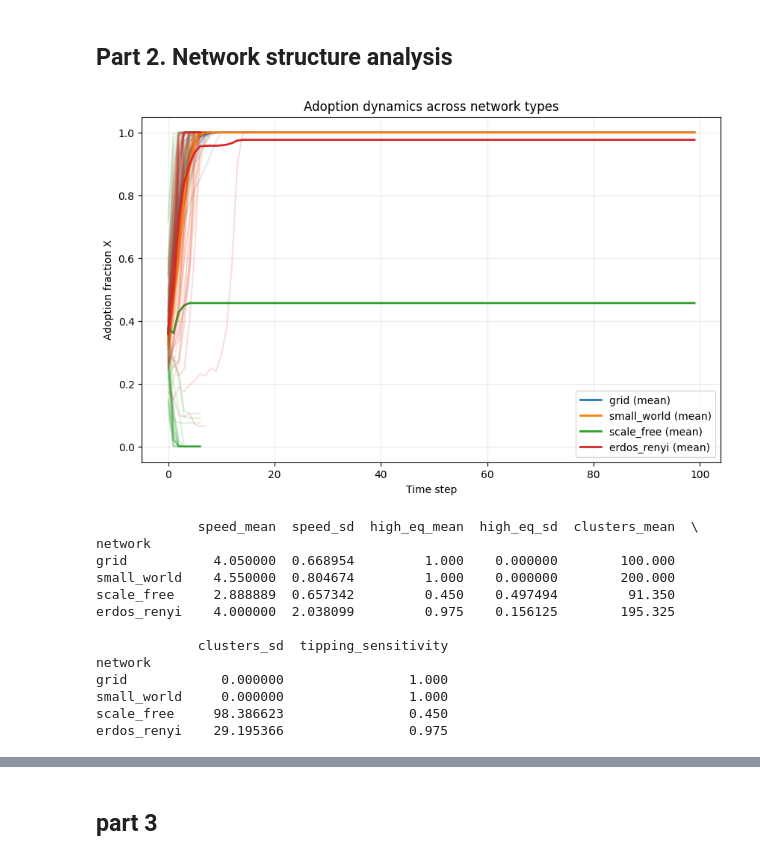
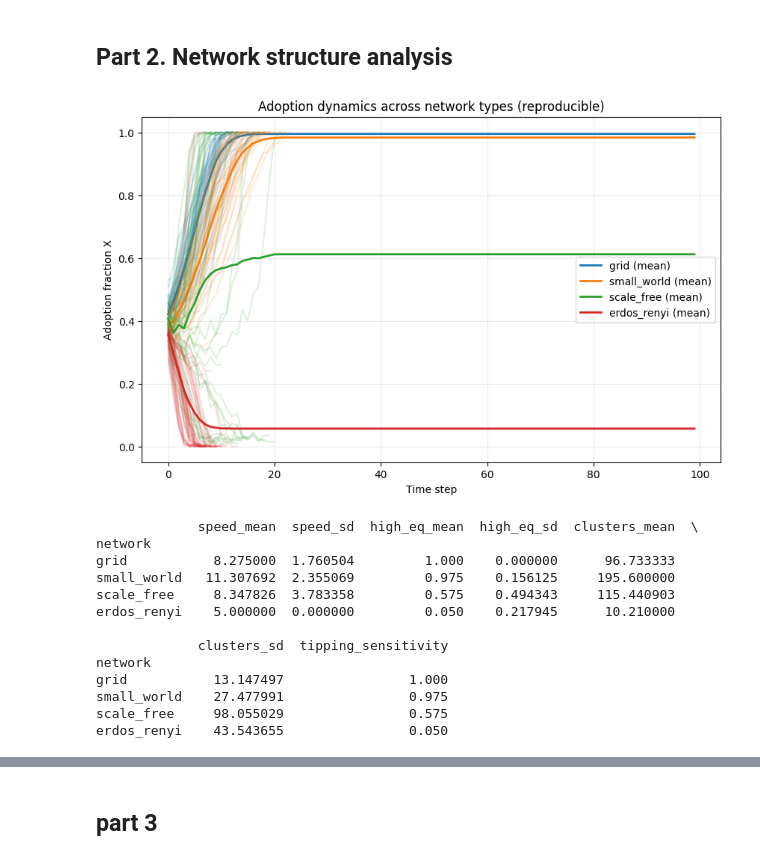
Before and after one commit to LenavanLeeuwen04/Assignment_3_MBD, a Jupyter notebook: testLena.ipynb, the cells around one changed output, grey strips where cells are left out. Cells and saved outputs as stored; diff of their text form; code cells hidden in the pictures.

```diff
--- a/testLena.ipynb
+++ b/testLena.ipynb
@@ -1209,7 +1286,7 @@ plt.show()
 # %% [markdown]
 Overig
 # %%
-ratio=2.2
+ratio=2.15
 a0_val = ratio * 1.0 - 2.0 * 0.05  # b=1.0, beta_I=2.0, I0=0.05
 
 def run_X0_sweep_plot(model_class,
@@ -1221,8 +1298,8 @@ def run_X0_sweep_plot(model_class,
                       beta_I=2.0,
                       b=1.0,
                       g_I=0.05,
-                      network_type="BA",
-                      strategy_choice_func="imitate",
+                      network_type="random",
+                      strategy_choice_func="logit",
                       tau=1.0,
                       out_path=None):
     """Sweep initial adoption X0 and plot final adoption X* vs X0."""
@@ -2422,12 +2499,26 @@ if __name__ == "__main__":
 ## Part 2. Network structure analysis
 # %%
 def cluster_formation(model):
-    adopter_nodes = [a.pos for a in model.schedule.agents if a.strategy == "C"]
+    """
+    Compute mean cluster size of adopter nodes using the external mapping
+    model.node_mapping: agent -> node_id
+    """
+    adopter_nodes = [
+        model.node_mapping[a]
+        for a in model.schedule.agents
+        if a.strategy == "C"
+    ]
+
     if not adopter_nodes:
         return 0
+
     subgraph = model.G.subgraph(adopter_nodes)
-    clusters = [len(c) for c in nx.connected_components(subgraph)]
-    return np.mean(clusters)
+    components = list(nx.connected_components(subgraph))
+
+    if not components:
+        return 0
+
+    return np.mean([len(c) for c in components])
 # %%
 def analyze_topology(
     G,
@@ -2515,7 +2609,7 @@ def run_network_analysis_with_curves_repro(model_cls, base_model_kwargs, trials=
     """
     results = {}
     curves = {}
-    base_seed = base_model_kwargs.get("seed", 42)
+    base_seed = 42
 
     network_types = ["grid", "small_world", "scale_free", "erdos_renyi"]
 
@@ -2526,11 +2620,8 @@ def run_network_analysis_with_curves_repro(model_cls, base_model_kwargs, trials=
         tipping_vals = []
         network_curves = []
 
-        for trial in range(trials):
-            trial_seed = base_seed + idx*1000 + trial
-            np.random.seed(trial_seed)
-            import random
-            random.seed(trial_seed)
+        for trial_id in range(trials):
+            trial_seed = base_seed + trial_id
 
             # Genereer netwerk per trial
             if net_type == "grid":
@@ -2548,6 +2639,8 @@ def run_network_analysis_with_curves_repro(model_cls, base_model_kwargs, trials=
             kwargs["seed"] = trial_seed
             kwargs["network_type"] = None  # We geven graph direct mee
             model = model_cls(**kwargs, graph=G)
+            model.node_mapping = {agent: node for agent, node in zip(model.schedule.agents, G.nodes())}
+
 
             history = []
             for t in range(T):
@@ -2595,48 +2688,46 @@ def run_network_analysis_with_curves_repro(model_cls, base_model_kwargs, trials=
         avg_curve = np.mean([np.pad(h, (0,T-len(h)), 'edge') for h in all_histories], axis=0)
         plt.plot(avg_curve, lw=2, label=f"{net_name} (mean)")
     plt.xlabel("Time step")
     plt.ylabel("Adoption fraction X")
     plt.title("Adoption dynamics across network types (reproducible)")
     plt.legend()
     plt.grid(alpha=0.25)
     plt.show()
 
     return df_metrics, curves
 
-ratio = 2.25
+ratio = 2.15
 a0_val = ratio * 1.0 - 2.0 * 0.05  # b=1.0, beta_I=2.0, I0=0.05
 
 params = {
     "X0_frac": 0.40,
     "I0": 0.05,
     "beta_I": 2.0,
     "b": 1.0,
     "g_I": 0.10,
     "a0": a0_val,
     "T": 100,
-    "tol": 1e-3,
     "patience": 10,
     "collect": False,
     "strategy_choice_func": "logit",
     "tau": 1.0,
-    "seed": 42  # vaste seed voor reproduceerbaarheid
 }
 
 # Gebruik
-metrics_df, curves_dict = run_network_analysis_with_curves(EVStagHuntModel, params, trials=40, T=100)
+metrics_df, curves_dict = run_network_analysis_with_curves_repro(EVStagHuntModel, params, trials=40, T=100)
 print(metrics_df)
 # %% [output]
-[figure, old version]
+[figure, new version]
              speed_mean  speed_sd  high_eq_mean  high_eq_sd  clusters_mean  \
 network
-grid           4.050000  0.668954         1.000    0.000000        100.000
-small_world    4.550000  0.804674         1.000    0.000000        200.000
-scale_free     2.888889  0.657342         0.450    0.497494         91.350
-erdos_renyi    4.000000  2.038099         0.975    0.156125        195.325
+grid           8.275000  1.760504         1.000    0.000000      96.733333
+small_world   11.307692  2.355069         0.975    0.156125     195.600000
+scale_free     8.347826  3.783358         0.575    0.494343     115.440903
+erdos_renyi    5.000000  0.000000         0.050    0.217945      10.210000
 
              clusters_sd  tipping_sensitivity
 network
-grid            0.000000                1.000
-small_world     0.000000                1.000
-scale_free     98.386623                0.450
-erdos_renyi    29.195366                0.975
+grid           13.147497                1.000
+small_world    27.477991                0.975
+scale_free     98.055029                0.575
+erdos_renyi    43.543655                0.050
```
Also changed, not shown: parts of 23 cells of this notebook.
